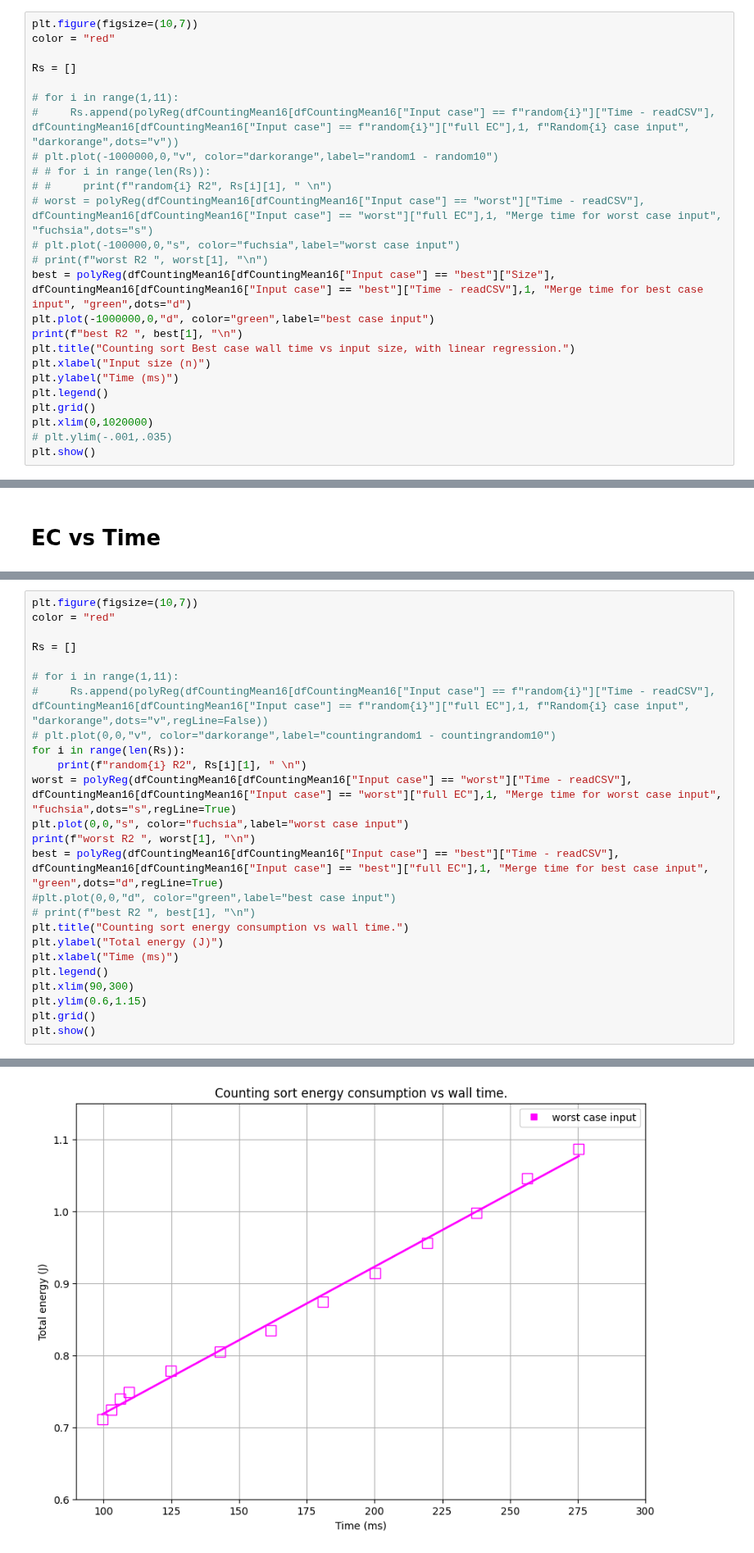
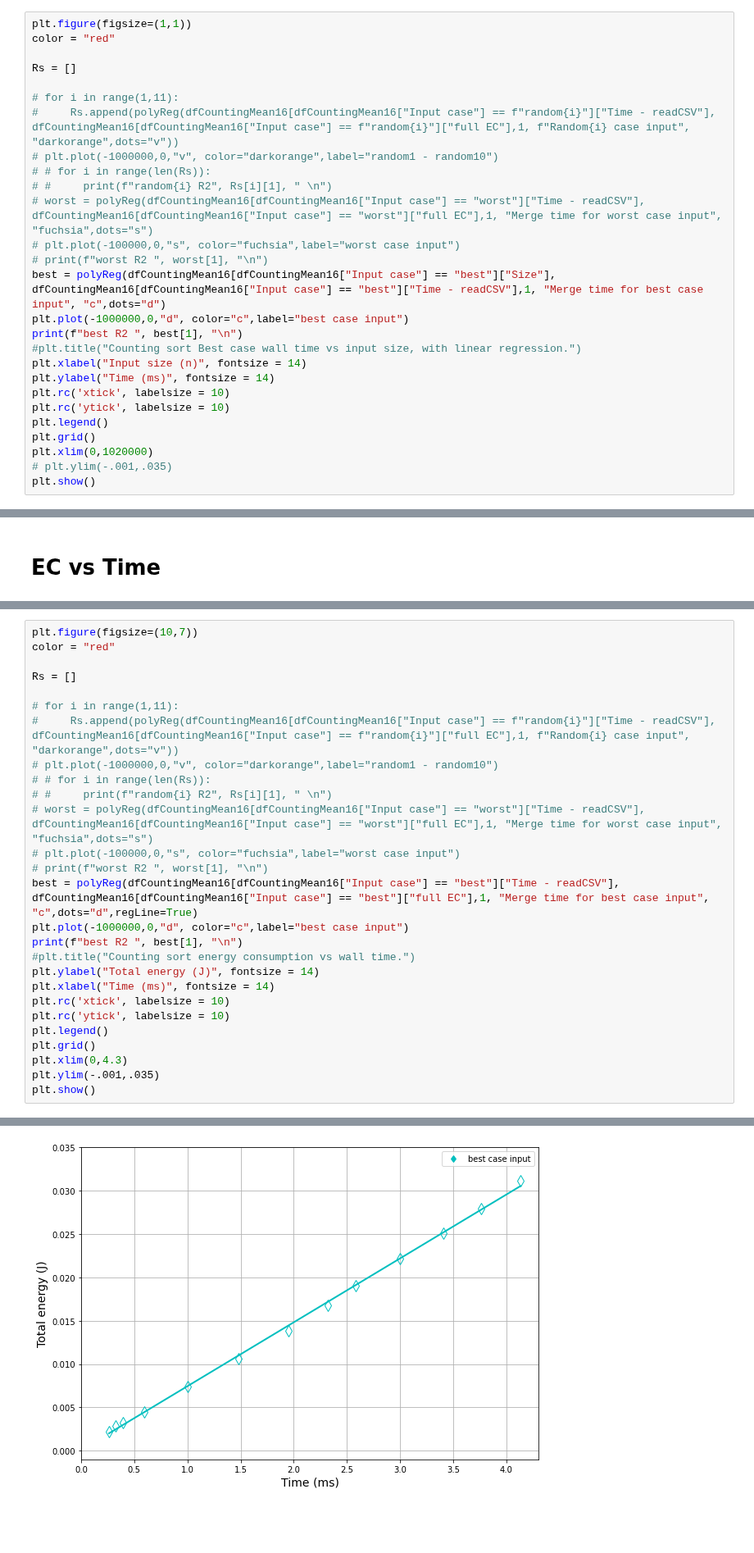
Before and after one commit to hrallil/RAPL_measurements, a Jupyter notebook: Java/FinalResults/FinalAnalysis/CountingMajaTest.ipynb, the cells around one changed output, grey strips where cells are left out. Shown at 82% size. Drawn from its saved outputs; the diff is of its cells as text; blank space fills up the shorter version.

```diff
--- a/Java/FinalResults/FinalAnalysis/CountingMajaTest.ipynb
+++ b/Java/FinalResults/FinalAnalysis/CountingMajaTest.ipynb
@@ -449,5 +454,5 @@ Best gradient:  [0.29578232 0.39610175 0.49642118 0.5967406  0.99801832 1.399296
 # %%
-plt.figure(figsize=(10,7))
+plt.figure(figsize=(1,1))
 color = "red"
 
 Rs = []
@@ -460,12 +465,14 @@ Rs = []
 # worst = polyReg(dfCountingMean16[dfCountingMean16["Input case"] == "worst"]["Time - readCSV"], dfCountingMean16[dfCountingMean16["Input case"] == "worst"]["full EC"],1, "Merge time for worst case input", "fuchsia",dots="s")
 # plt.plot(-100000,0,"s", color="fuchsia",label="worst case input")
 # print(f"worst R2 ", worst[1], "\n")
-best = polyReg(dfCountingMean16[dfCountingMean16["Input case"] == "best"]["Size"], dfCountingMean16[dfCountingMean16["Input case"] == "best"]["Time - readCSV"],1, "Merge time for best case input", "green",dots="d")
-plt.plot(-1000000,0,"d", color="green",label="best case input")
+best = polyReg(dfCountingMean16[dfCountingMean16["Input case"] == "best"]["Size"], dfCountingMean16[dfCountingMean16["Input case"] == "best"]["Time - readCSV"],1, "Merge time for best case input", "c",dots="d")
+plt.plot(-1000000,0,"d", color="c",label="best case input")
 print(f"best R2 ", best[1], "\n")
-plt.title("Counting sort Best case wall time vs input size, with linear regression.")
-plt.xlabel("Input size (n)")
-plt.ylabel("Time (ms)")
+#plt.title("Counting sort Best case wall time vs input size, with linear regression.")
+plt.xlabel("Input size (n)", fontsize = 14)
+plt.ylabel("Time (ms)", fontsize = 14)
+plt.rc('xtick', labelsize = 10)
+plt.rc('ytick', labelsize = 10)
 plt.legend()
 plt.grid()
 plt.xlim(0,1020000)
@@ -511,22 +548,24 @@ color = "red"
 Rs = []
 
 # for i in range(1,11):
-#     Rs.append(polyReg(dfCountingMean16[dfCountingMean16["Input case"] == f"random{i}"]["Time - readCSV"], dfCountingMean16[dfCountingMean16["Input case"] == f"random{i}"]["full EC"],1, f"Random{i} case input", "darkorange",dots="v",regLine=False))
-# plt.plot(0,0,"v", color="darkorange",label="countingrandom1 - countingrandom10")
-for i in range(len(Rs)):
-    print(f"random{i} R2", Rs[i][1], " \n")
-worst = polyReg(dfCountingMean16[dfCountingMean16["Input case"] == "worst"]["Time - readCSV"], dfCountingMean16[dfCountingMean16["Input case"] == "worst"]["full EC"],1, "Merge time for worst case input", "fuchsia",dots="s",regLine=True)
-plt.plot(0,0,"s", color="fuchsia",label="worst case input")
-print(f"worst R2 ", worst[1], "\n")
-best = polyReg(dfCountingMean16[dfCountingMean16["Input case"] == "best"]["Time - readCSV"], dfCountingMean16[dfCountingMean16["Input case"] == "best"]["full EC"],1, "Merge time for best case input", "green",dots="d",regLine=True)
-#plt.plot(0,0,"d", color="green",label="best case input")
-# print(f"best R2 ", best[1], "\n")
-plt.title("Counting sort energy consumption vs wall time.")
-plt.ylabel("Total energy (J)")
-plt.xlabel("Time (ms)")
+#     Rs.append(polyReg(dfCountingMean16[dfCountingMean16["Input case"] == f"random{i}"]["Time - readCSV"], dfCountingMean16[dfCountingMean16["Input case"] == f"random{i}"]["full EC"],1, f"Random{i} case input", "darkorange",dots="v"))
+# plt.plot(-1000000,0,"v", color="darkorange",label="random1 - random10")
+# # for i in range(len(Rs)):
+# #     print(f"random{i} R2", Rs[i][1], " \n")
+# worst = polyReg(dfCountingMean16[dfCountingMean16["Input case"] == "worst"]["Time - readCSV"], dfCountingMean16[dfCountingMean16["Input case"] == "worst"]["full EC"],1, "Merge time for worst case input", "fuchsia",dots="s")
+# plt.plot(-100000,0,"s", color="fuchsia",label="worst case input")
+# print(f"worst R2 ", worst[1], "\n")
+best = polyReg(dfCountingMean16[dfCountingMean16["Input case"] == "best"]["Time - readCSV"], dfCountingMean16[dfCountingMean16["Input case"] == "best"]["full EC"],1, "Merge time for best case input", "c",dots="d",regLine=True)
+plt.plot(-1000000,0,"d", color="c",label="best case input")
+print(f"best R2 ", best[1], "\n")
+#plt.title("Counting sort energy consumption vs wall time.")
+plt.ylabel("Total energy (J)", fontsize = 14)
+plt.xlabel("Time (ms)", fontsize = 14)
+plt.rc('xtick', labelsize = 10)
+plt.rc('ytick', labelsize = 10)
 plt.legend()
-plt.xlim(90,300)
-plt.ylim(0.6,1.15)
 plt.grid()
+plt.xlim(0,4.3)
+plt.ylim(-.001,.035)
 plt.show()
 # %% [output]
@@ -534 +573 @@ worst R2  0.9957884707865025
-[figure, old version]
+[figure, new version]
```
Also changed, not shown: parts of 20 cells of this notebook, 2 other files.
